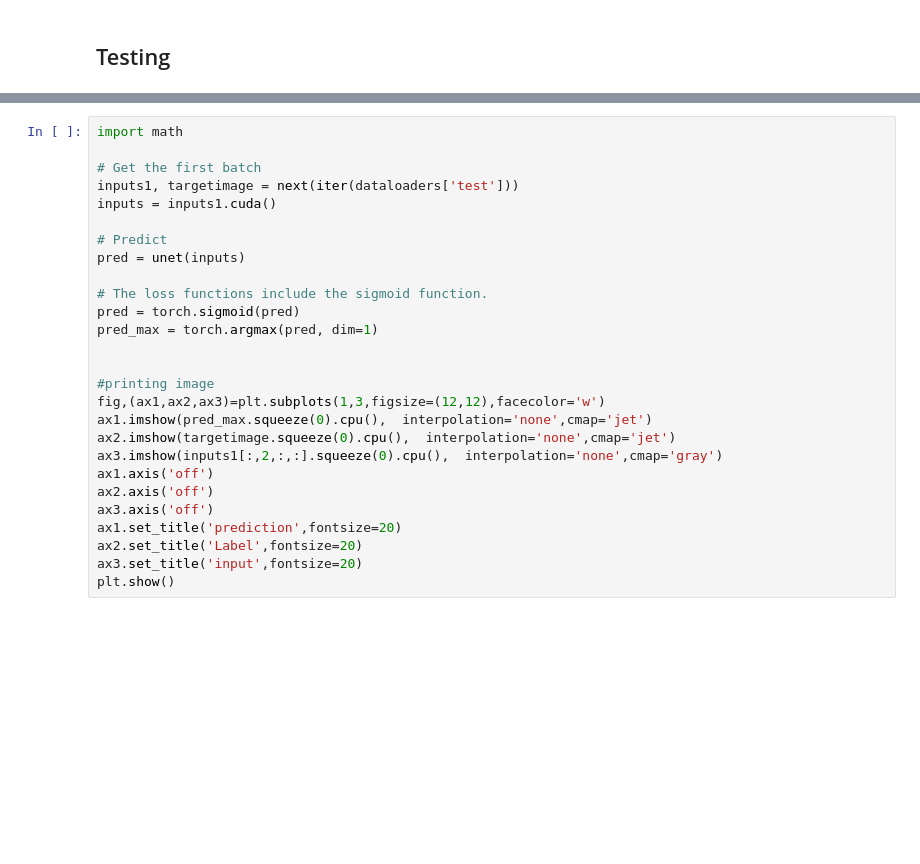
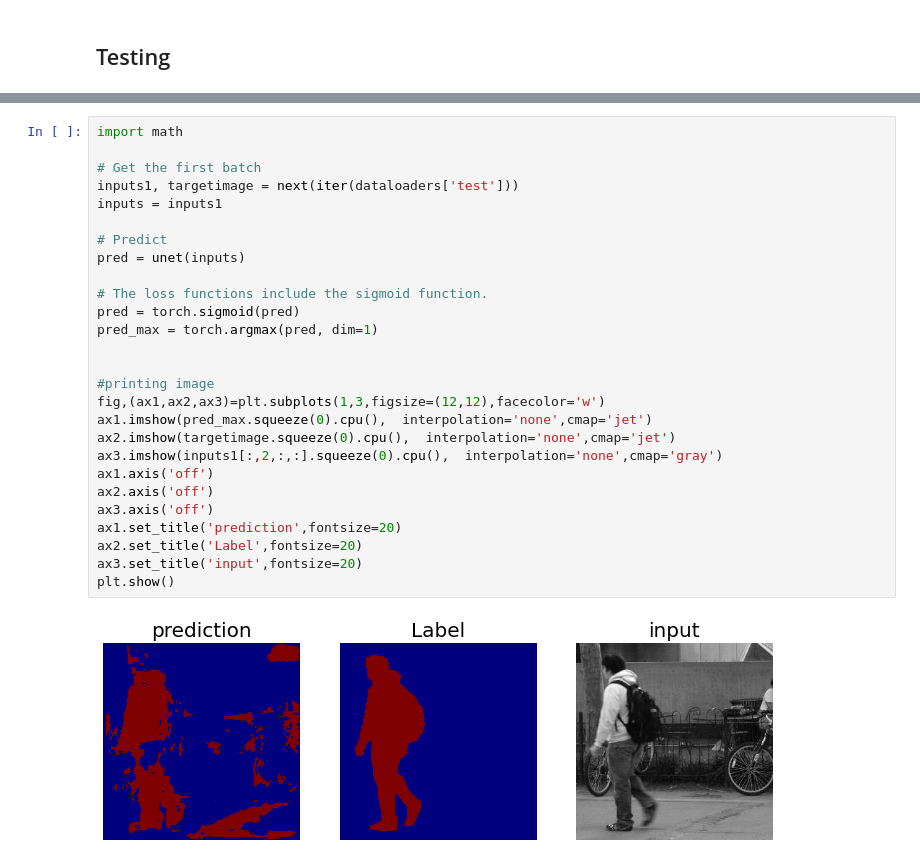
Before and after one commit to LRNavin/Segmentation_CV, a Jupyter notebook: UNet_Segmentation.ipynb, the cells around one changed output, grey strips where cells are left out. Drawn from its saved outputs; the diff is of its cells as text; blank space fills up the shorter version.

```diff
--- a/UNet_Segmentation.ipynb
+++ b/UNet_Segmentation.ipynb
@@ -486,27 +492,29 @@ print("IOU loss: " + str(correct_prediction/total_prediction) +str(" for IOU thr
 # %%
 import math
 
 # Get the first batch
 inputs1, targetimage = next(iter(dataloaders['test']))
-inputs = inputs1.cuda()
+inputs = inputs1
 
 # Predict
 pred = unet(inputs)
 
 # The loss functions include the sigmoid function.
 pred = torch.sigmoid(pred)
 pred_max = torch.argmax(pred, dim=1)
 
 
 #printing image
 fig,(ax1,ax2,ax3)=plt.subplots(1,3,figsize=(12,12),facecolor='w')
 ax1.imshow(pred_max.squeeze(0).cpu(),  interpolation='none',cmap='jet')
 ax2.imshow(targetimage.squeeze(0).cpu(),  interpolation='none',cmap='jet')
 ax3.imshow(inputs1[:,2,:,:].squeeze(0).cpu(),  interpolation='none',cmap='gray')
 ax1.axis('off')
 ax2.axis('off')
 ax3.axis('off')
 ax1.set_title('prediction',fontsize=20)
 ax2.set_title('Label',fontsize=20)
 ax3.set_title('input',fontsize=20)
 plt.show()
+# %% [output]
+[figure, added]
```
Also changed, not shown: parts of 3 cells of this notebook.
